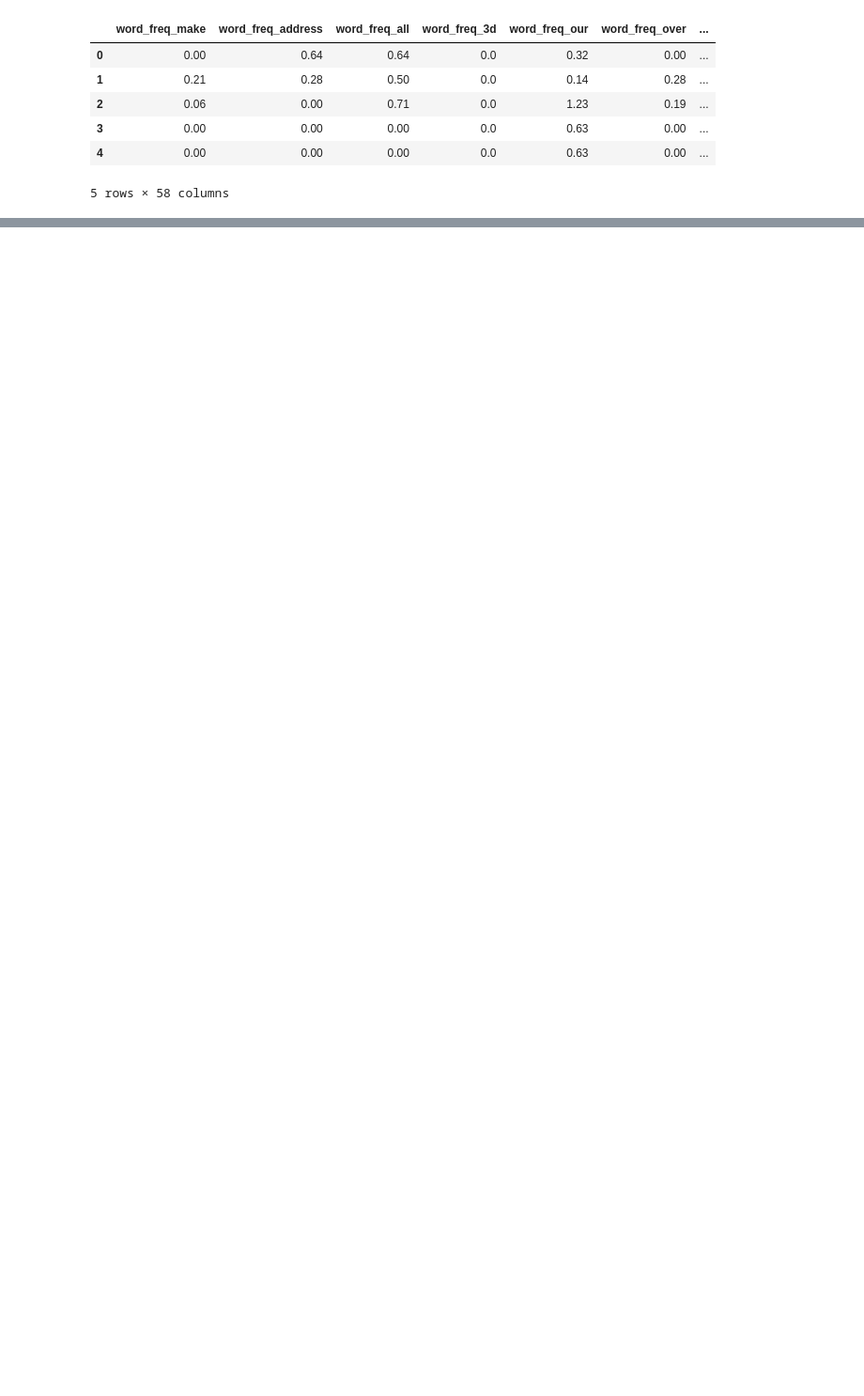
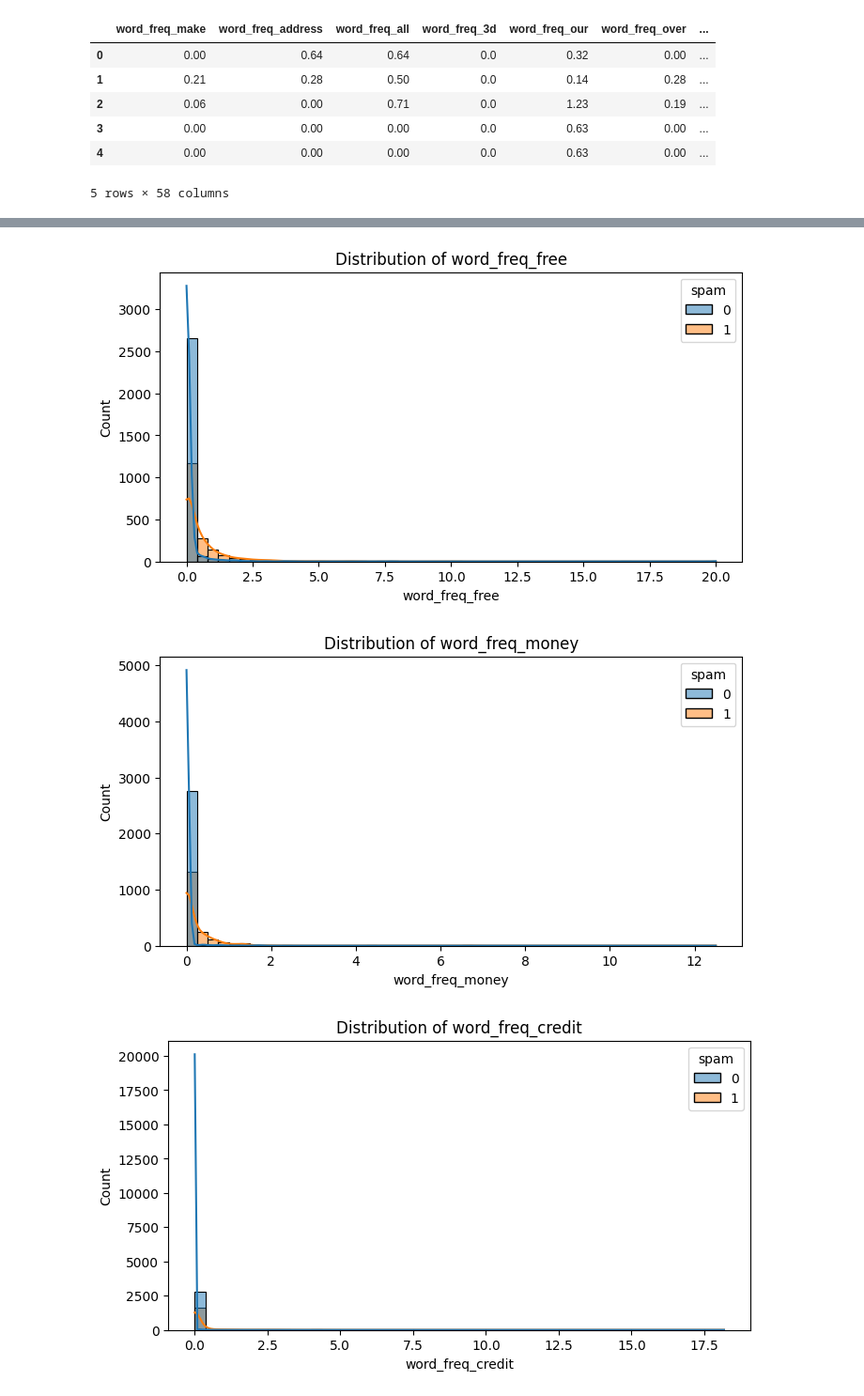
Before and after one commit to ApurvaKondekar2004/Spam-Email-Classification, a Jupyter notebook: classifier.ipynb, the cells around one changed output, grey strips where cells are left out. Shown: that part at 94% size. Drawn from its saved outputs; the diff is of its cells as text; code cells hidden in the pictures; blank space fills up the shorter version.

```diff
--- a/classifier.ipynb
+++ b/classifier.ipynb
@@ -36,0 +123,10 @@ df.head()
+# %%
+specific_words = ['word_freq_free', 'word_freq_money','word_freq_credit']
+for word in specific_words:
+    plt.figure(figsize=(8, 4))
+    sns.histplot(data=df, x=word, hue='spam', bins=50, kde=True)
+    plt.title(f'Distribution of {word}')
+# %% [output]
+[figure, added]
+[figure, added]
+[figure, added]
```
Also changed, not shown: parts of 26 cells of this notebook, 3 other files.
